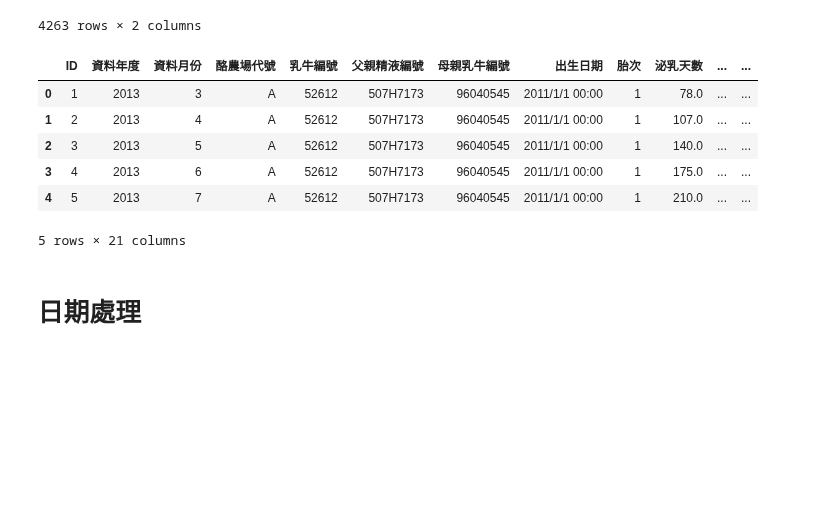
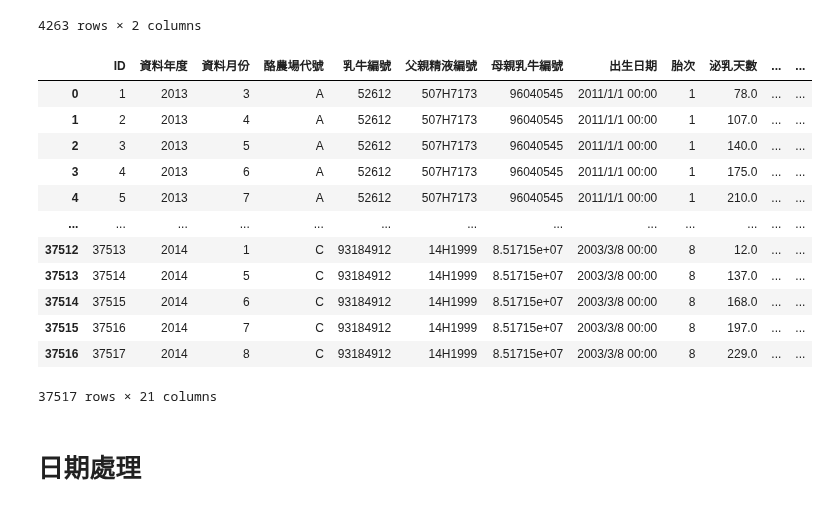
Before and after one commit to kevin879275/DL_FinalProject, a Jupyter notebook: data.ipynb, the cells around one changed output. Saved outputs shown, nothing was run; the diff lists cells and outputs as text; code cells hidden in the pictures; blank space fills up the shorter version.

```diff
--- a/data.ipynb
+++ b/data.ipynb
@@ -29,25 +29,31 @@ submission
 # %%
 birth_index = ['乳牛編號', '分娩日期', '乾乳日期','犢牛編號1','犢牛編號2','母牛體重','登錄日期','計算胎次','胎次','分娩難易度','犢牛體型','犢牛性別','酪農場代號']
 report_index = ['ID','資料年度','資料月份','酪農場代號','乳牛編號','父親精液編號','母親乳牛編號','出生日期','胎次','泌乳天數','乳量','最近分娩日期','採樣日期','月齡','檢測日期','最後配種日期','最後配種精液','配種次數','前次分娩日期','第一次配種日期','第一次配種精液']
 breed_index = ['乳牛編號','配種日期','配種精液','登錄日期','孕檢','配種方式','精液種類','酪農場代號']
 spec_index = ['乳牛編號','狀況類別','狀況代號','狀況日期','備註','登錄日期','酪農場代號']
 birth.columns = birth_index
 report.columns = report_index
 breed.columns = breed_index
 spec.columns = spec_index
 # birth.fillna(0,inplace = True)
 # report.fillna(0,inplace = True)
 # breed.fillna(0, inplace = True)
 # spec.fillna(0, inplace = True)
-report.head()
+report
 # %% [output]
 |  | ID | 資料年度 | 資料月份 | 酪農場代號 | 乳牛編號 | 父親精液編號 | 母親乳牛編號 | 出生日期 | 胎次 | 泌乳天數 | ... | ... |
 | 0 | 1 | 2013 | 3 | A | 52612 | 507H7173 | 96040545 | 2011/1/1 00:00 | 1 | 78.0 | ... | ... |
 | 1 | 2 | 2013 | 4 | A | 52612 | 507H7173 | 96040545 | 2011/1/1 00:00 | 1 | 107.0 | ... | ... |
 | 2 | 3 | 2013 | 5 | A | 52612 | 507H7173 | 96040545 | 2011/1/1 00:00 | 1 | 140.0 | ... | ... |
 | 3 | 4 | 2013 | 6 | A | 52612 | 507H7173 | 96040545 | 2011/1/1 00:00 | 1 | 175.0 | ... | ... |
 | 4 | 5 | 2013 | 7 | A | 52612 | 507H7173 | 96040545 | 2011/1/1 00:00 | 1 | 210.0 | ... | ... |
+| ... | ... | ... | ... | ... | ... | ... | ... | ... | ... | ... | ... | ... |
+| 37512 | 37513 | 2014 | 1 | C | 93184912 | 14H1999 | 8.51715e+07 | 2003/3/8 00:00 | 8 | 12.0 | ... | ... |
+| 37513 | 37514 | 2014 | 5 | C | 93184912 | 14H1999 | 8.51715e+07 | 2003/3/8 00:00 | 8 | 137.0 | ... | ... |
+| 37514 | 37515 | 2014 | 6 | C | 93184912 | 14H1999 | 8.51715e+07 | 2003/3/8 00:00 | 8 | 168.0 | ... | ... |
+| 37515 | 37516 | 2014 | 7 | C | 93184912 | 14H1999 | 8.51715e+07 | 2003/3/8 00:00 | 8 | 197.0 | ... | ... |
+| 37516 | 37517 | 2014 | 8 | C | 93184912 | 14H1999 | 8.51715e+07 | 2003/3/8 00:00 | 8 | 229.0 | ... | ... |
-5 rows × 21 columns
+37517 rows × 21 columns
 # %% [markdown]
 # 日期處理
 # %%
```
Also changed, not shown: parts of 14 cells of this notebook, 4 other files.
